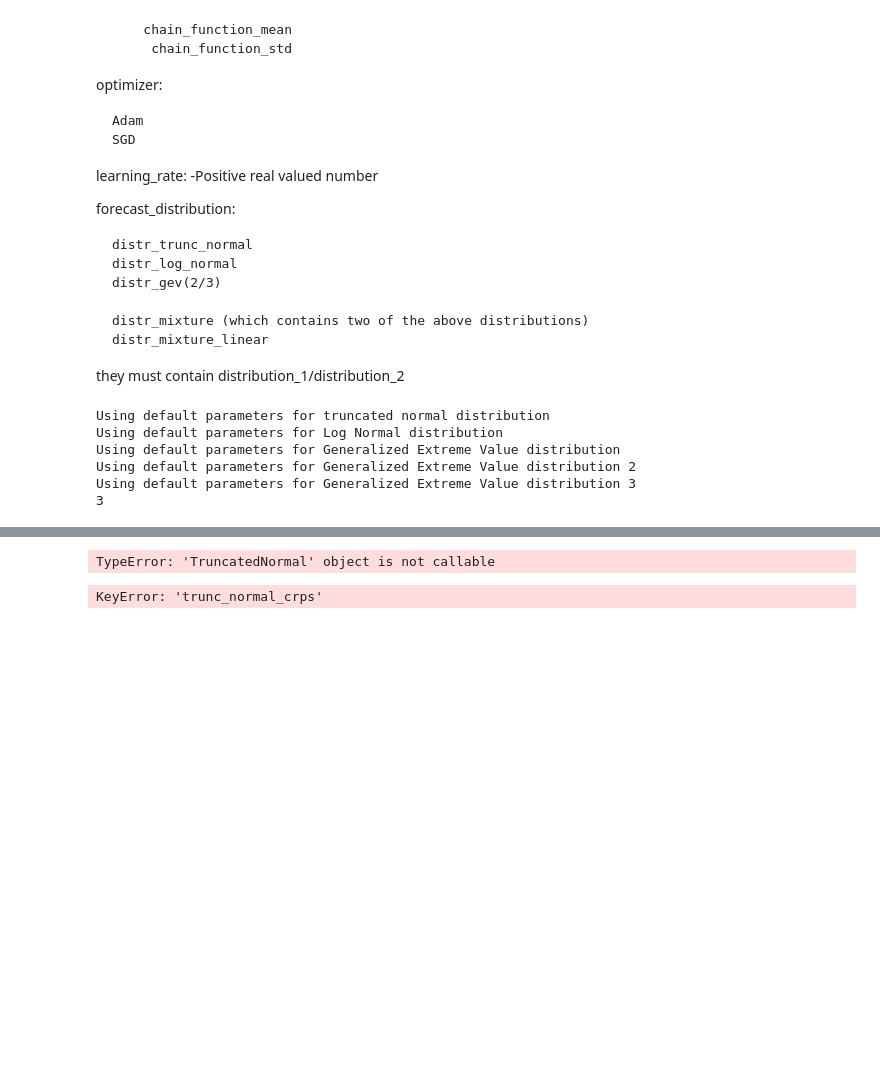
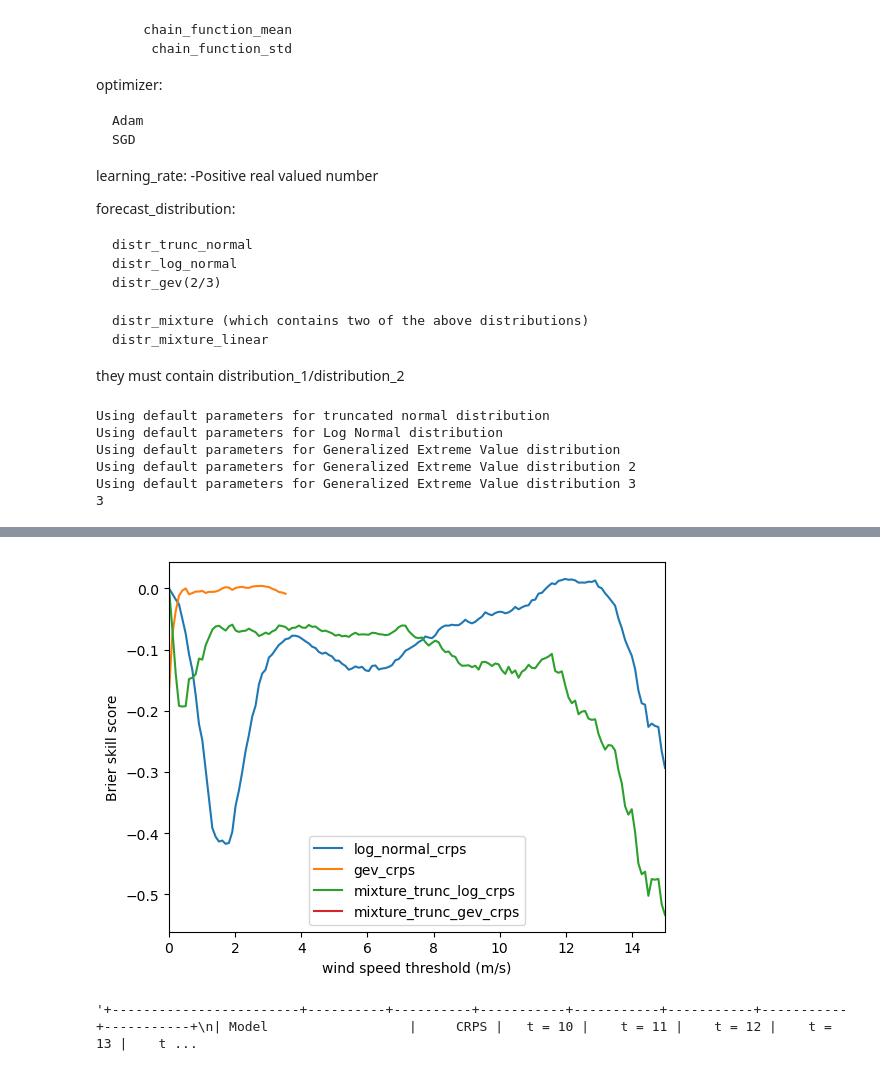
Before and after one commit to SimonHakvoort/thesiscode, a Jupyter notebook: src/visualization/test.ipynb, the cells around one changed output, grey strips where cells are left out. Saved outputs shown, nothing was run; the diff lists cells and outputs as text; code cells hidden in the pictures; blank space fills up the shorter version.

Commit message:
Implemented the truncated gev and fixed some small bugs

```diff
--- a/src/visualization/test.ipynb
+++ b/src/visualization/test.ipynb
@@ -126,7 +127,7 @@ Using default parameters for Generalized Extreme Value distribution 2
 Using default parameters for Generalized Extreme Value distribution 3
 3
 # %%
-epochs = 200
+epochs = 500
 
 for model in models_crps:
     models_crps[model].fit(X_train, y_train, variances_train, epochs, printing=False)
@@ -231,11 +230,13 @@ Learning rate: 0.009999999776482582
 # %%
-threshold = 0
-make_cpit_diagram_emos(models_crps, X_test, y_test, variances_test, "CPIT_diagram_CRPS", threshold)
+values = np.linspace(0, 15, 150)
+brier_skill_plot(base_model, models_crps, X_test, y_test, variances_test, values)
 # %% [output]
-TypeError: 'TruncatedNormal' object is not callable
+[figure, added]
-# %%
-base_model = models_crps.pop("trunc_normal_crps")
-values = np.linspace(0, 20, 200)
-brier_skill_plot(base_model, models_crps, X_test, y_test, variances_test, values)
-# %% [output]
-KeyError: 'trunc_normal_crps'
+# %%
+t = [10, 11,12,13,14,15]
+samples = 1000
+models_crps['trunc_normal_crps'] = base_model
+
+make_table(models_crps, X_test, y_test, variances_test, t, samples)
+# %% [output]
+'+------------------------+----------+----------+-----------+-----------+-----------+-----------+-----------+\n| Model                  |     CRPS |   t = 10 |    t = 11 |    t = 12 |    t = 13 |    t ...
```
Also changed, not shown: parts of 6 cells of this notebook, 5 other files.
